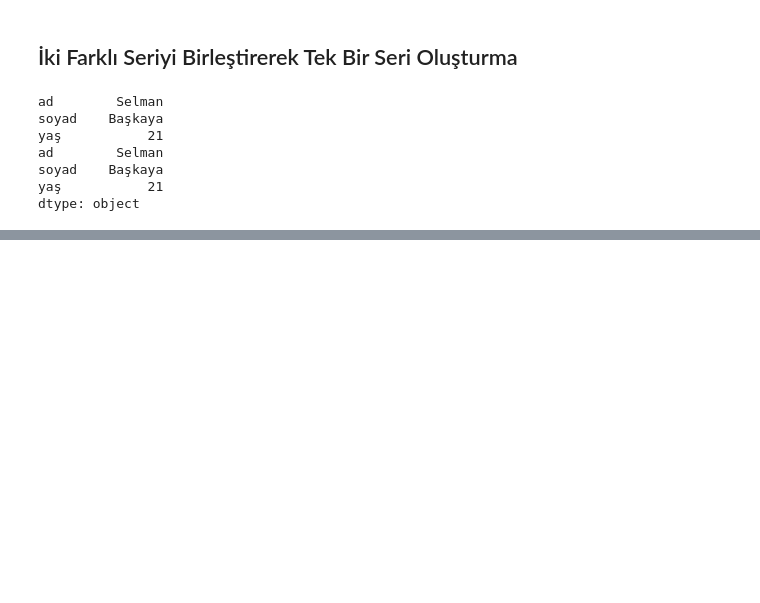
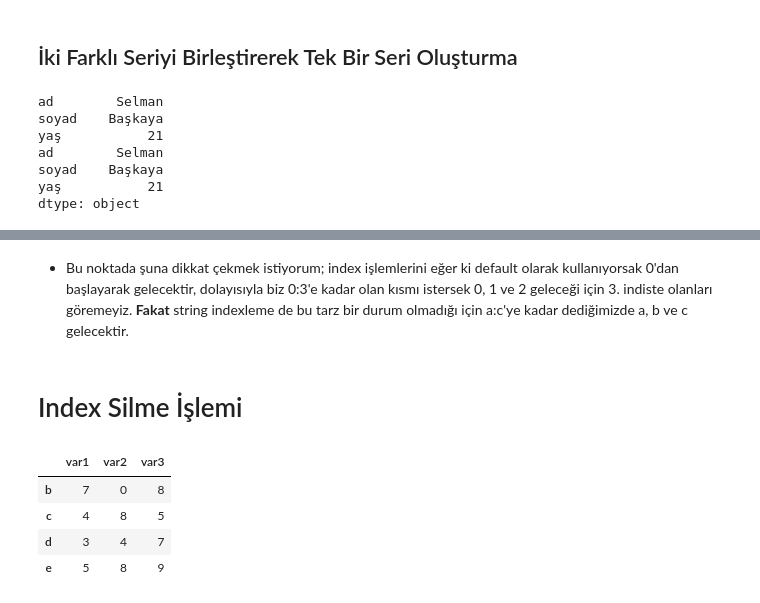
Before and after one commit to selmanbaskaya/Machine-Learning-Pandas, a Jupyter notebook: Pandas-First-Glance.ipynb, the cells around one changed output, grey strips where cells are left out. Saved outputs shown, nothing was run; the diff lists cells and outputs as text; code cells hidden in the pictures; blank space fills up the shorter version.

```diff
--- a/Pandas-First-Glance.ipynb
+++ b/Pandas-First-Glance.ipynb
@@ -153,0 +402,14 @@ dtype: object
+# %% [markdown]
+* Bu noktada şuna dikkat çekmek istiyorum; index işlemlerini eğer ki default olarak kullanıyorsak 0'dan başlayarak gelecektir, dolayısıyla biz 0:3'e kadar
+  olan kısmı istersek 0, 1 ve 2 geleceği için 3. indiste olanları göremeyiz. **Fakat** string indexleme de bu tarz bir durum olmadığı için a:c'ye kadar
+  dediğimizde a, b ve c gelecektir.
+# %% [markdown]
+# Index Silme İşlemi
+# %%
+df.drop("a", axis = 0) # axis değeri verme sebebimiz satıra görme silme işlemi yapacağımızı belirtmek içindir.
+# %% [output]
+|  | var1 | var2 | var3 |
+| b | 7 | 0 | 8 |
+| c | 4 | 8 | 5 |
+| d | 3 | 4 | 7 |
+| e | 5 | 8 | 9 |
```
Also changed, not shown: parts of 72 cells of this notebook, 1 other file.
